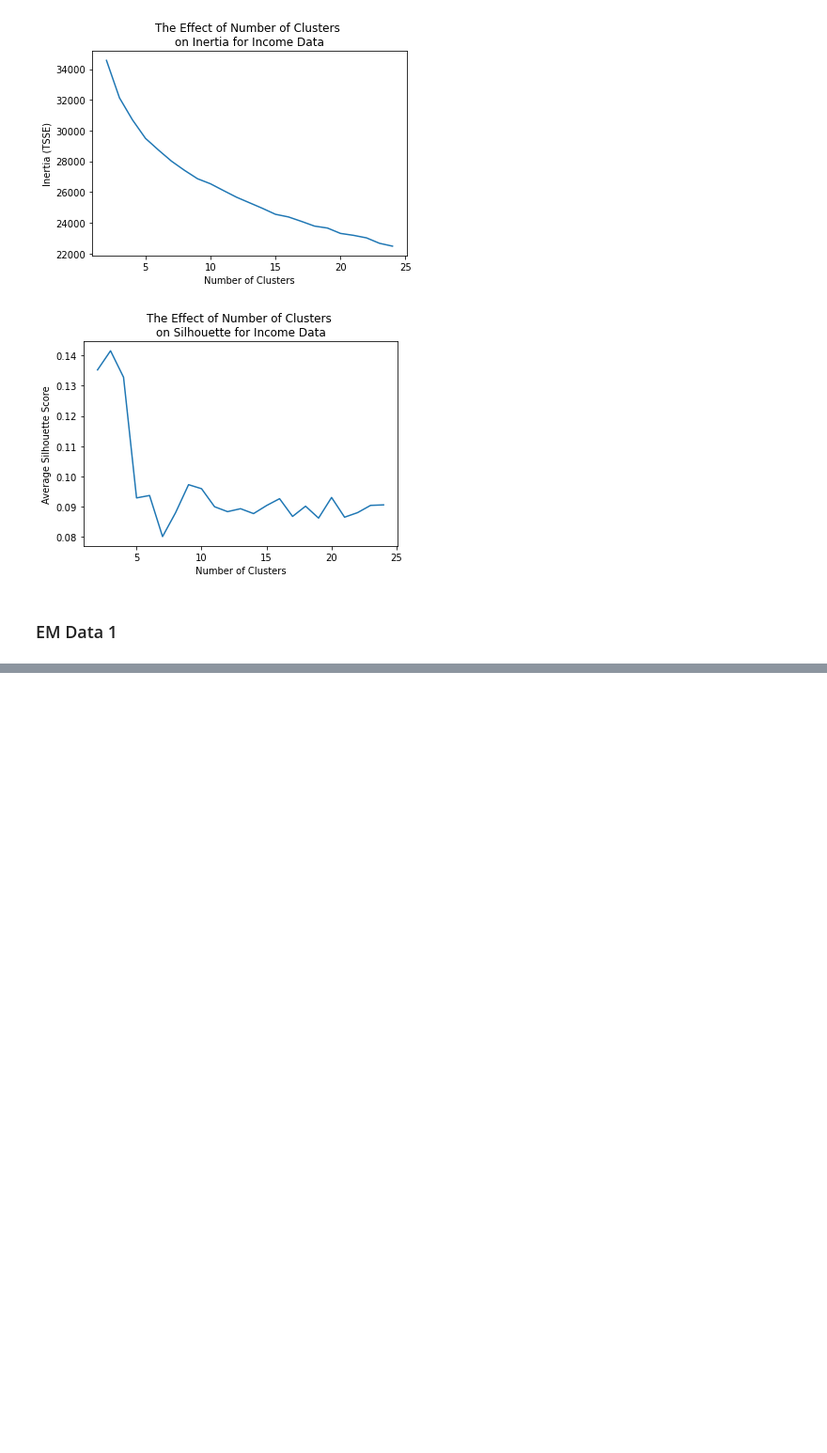
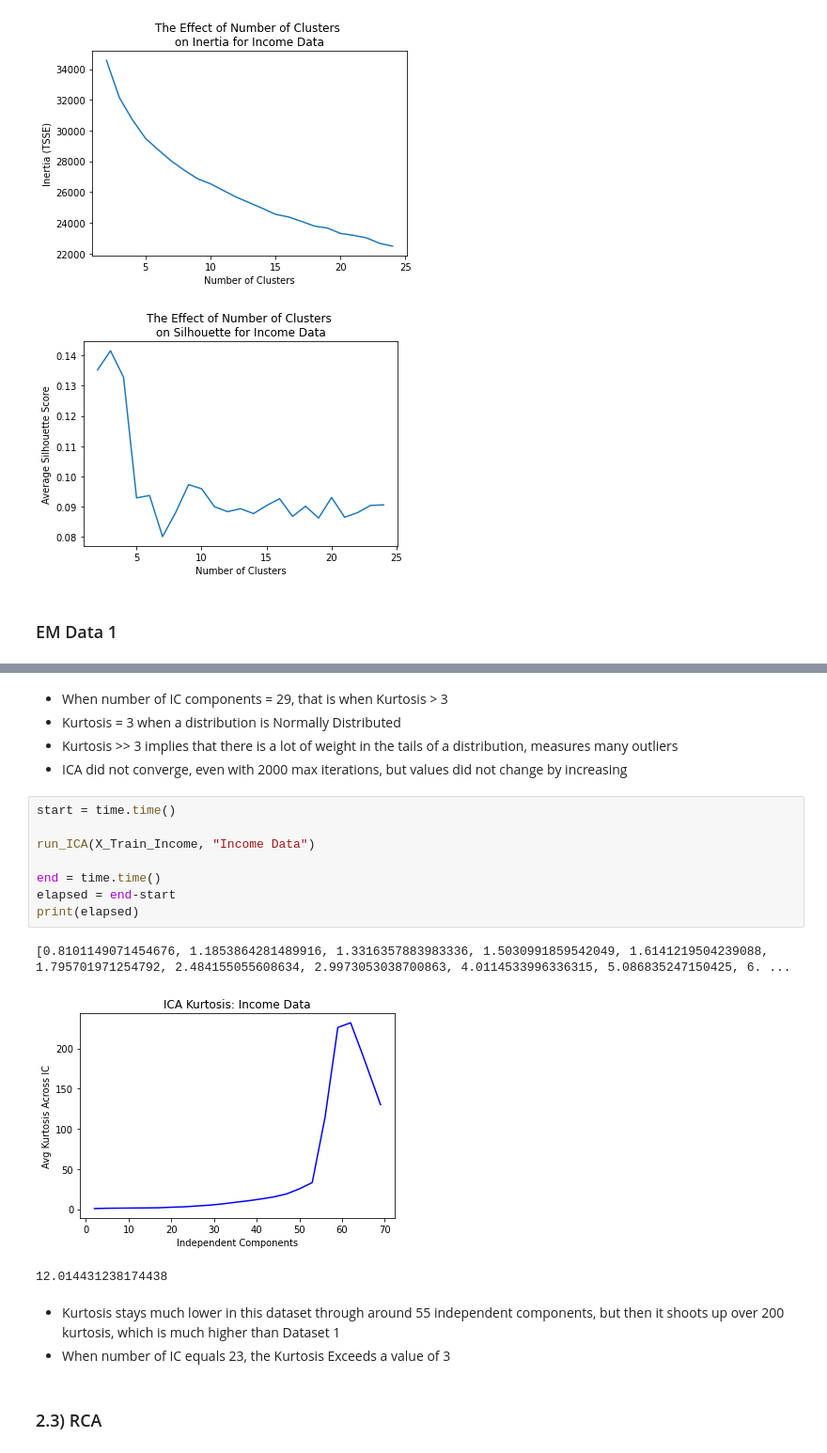
Before and after one commit to amandahutter/CS_7641, a Jupyter notebook: A3: Unsupervised Learning/A3.ipynb, the cells around one changed output, grey strips where cells are left out. Shown at 94% size. Saved outputs shown, nothing was run; the diff lists cells and outputs as text; blank space fills up the shorter version.

```diff
--- a/A3: Unsupervised Learning/A3.ipynb
+++ b/A3: Unsupervised Learning/A3.ipynb
@@ -551,0 +684,22 @@ for cv in covariance_type:
+# %% [markdown]
+- When number of IC components = 29, that is when Kurtosis > 3
+- Kurtosis = 3 when a distribution is Normally Distributed
+- Kurtosis >> 3 implies that there is a lot of weight in the tails of a distribution, measures many outliers
+- ICA did not converge, even with 2000 max iterations, but values did not change by increasing
+# %%
+start = time.time()
+
+run_ICA(X_Train_Income, "Income Data")
+
+end = time.time()
+elapsed = end-start
+print(elapsed)
+# %% [output]
+[0.8101149071454676, 1.1853864281489916, 1.3316357883983336, 1.5030991859542049, 1.6141219504239088, 1.795701971254792, 2.484155055608634, 2.9973053038700863, 4.0114533996336315, 5.086835247150425, 6. ...
+[figure, added]
+12.014431238174438
+# %% [markdown]
+- Kurtosis stays much lower in this dataset through around 55 independent components, but then it shoots up over 200 kurtosis, which is much higher than Dataset 1
+- When number of IC equals 23, the Kurtosis Exceeds a value of 3
+# %% [markdown]
+### 2.3) RCA
```
Also changed, not shown: parts of 35 cells of this notebook.
